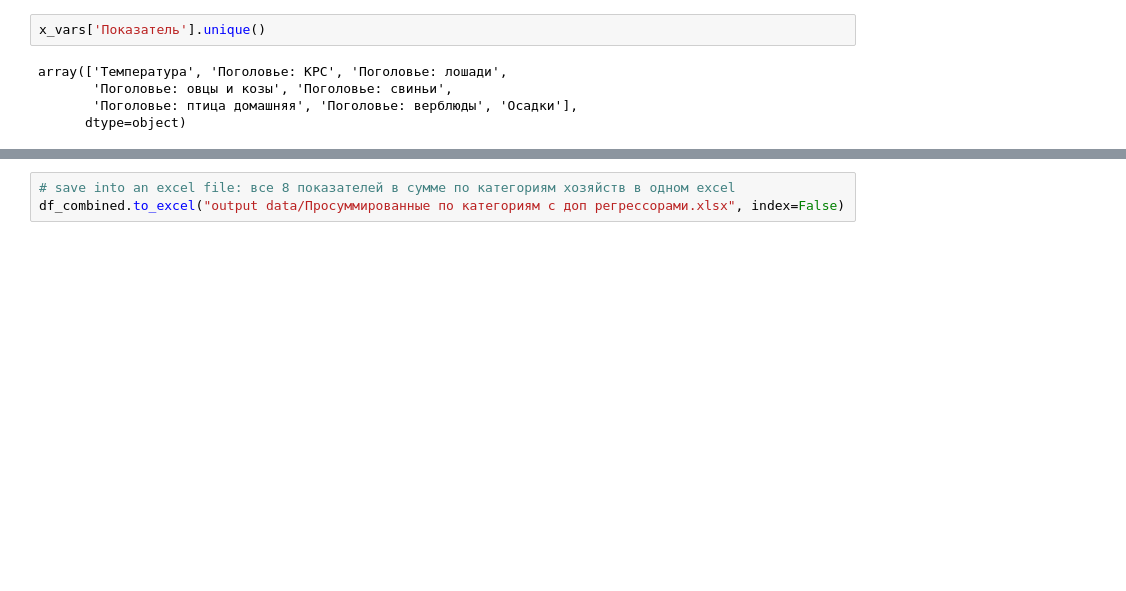
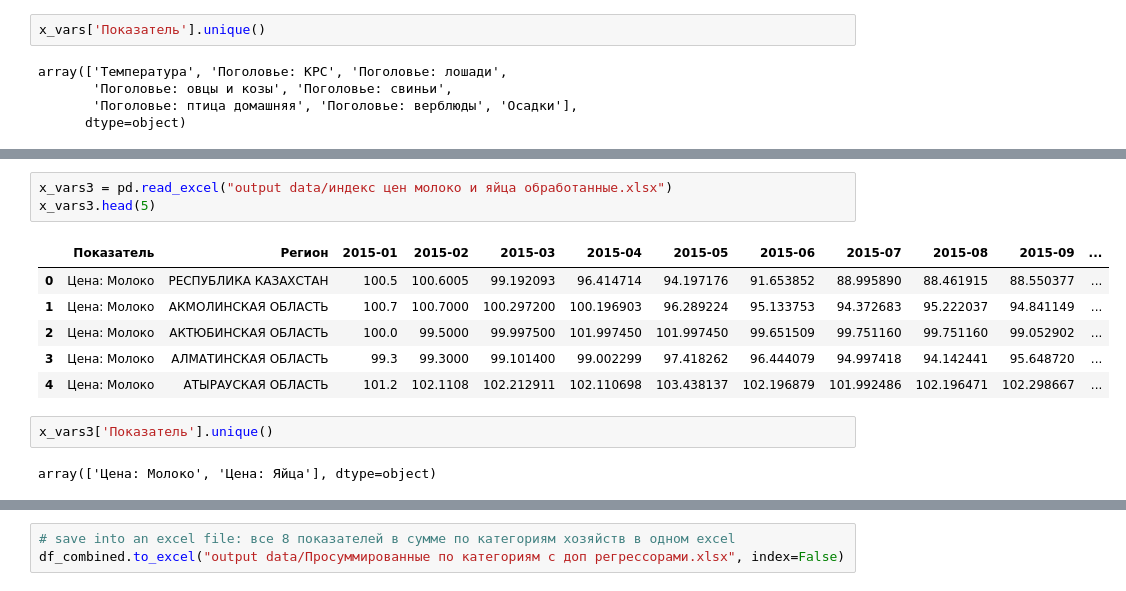
Before and after one commit to Madi147/ICC, a Jupyter notebook: Data cleansing/Data_cleansing_general.ipynb, the cells around one changed output, grey strips where cells are left out. Drawn from its saved outputs; the diff is of its cells as text; blank space fills up the shorter version.

```diff
--- a/Data cleansing/Data_cleansing_general.ipynb
+++ b/Data cleansing/Data_cleansing_general.ipynb
@@ -264,0 +302,14 @@ df_combined.sample(10)
+# %%
+x_vars3 = pd.read_excel("output data/индекс цен молоко и яйца обработанные.xlsx")
+x_vars3.head(5)
+# %% [output]
+|  | Показатель | Регион | 2015-01 | 2015-02 | 2015-03 | 2015-04 | 2015-05 | 2015-06 | 2015-07 | 2015-08 | 2015-09 | ... |
+| 0 | Цена: Молоко | РЕСПУБЛИКА КАЗАХСТАН | 100.5 | 100.6005 | 99.192093 | 96.414714 | 94.197176 | 91.653852 | 88.995890 | 88.461915 | 88.550377 | ... |
+| 1 | Цена: Молоко | АКМОЛИНСКАЯ ОБЛАСТЬ | 100.7 | 100.7000 | 100.297200 | 100.196903 | 96.289224 | 95.133753 | 94.372683 | 95.222037 | 94.841149 | ... |
+| 2 | Цена: Молоко | АКТЮБИНСКАЯ ОБЛАСТЬ | 100.0 | 99.5000 | 99.997500 | 101.997450 | 101.997450 | 99.651509 | 99.751160 | 99.751160 | 99.052902 | ... |
+| 3 | Цена: Молоко | АЛМАТИНСКАЯ ОБЛАСТЬ | 99.3 | 99.3000 | 99.101400 | 99.002299 | 97.418262 | 96.444079 | 94.997418 | 94.142441 | 95.648720 | ... |
+| 4 | Цена: Молоко | АТЫРАУСКАЯ ОБЛАСТЬ | 101.2 | 102.1108 | 102.212911 | 102.110698 | 103.438137 | 102.196879 | 101.992486 | 102.196471 | 102.298667 | ... |
+# %%
+x_vars3['Показатель'].unique()
+# %% [output]
+array(['Цена: Молоко', 'Цена: Яйца'], dtype=object)
```
Also changed, not shown: parts of 6 cells of this notebook, 13 other files.
